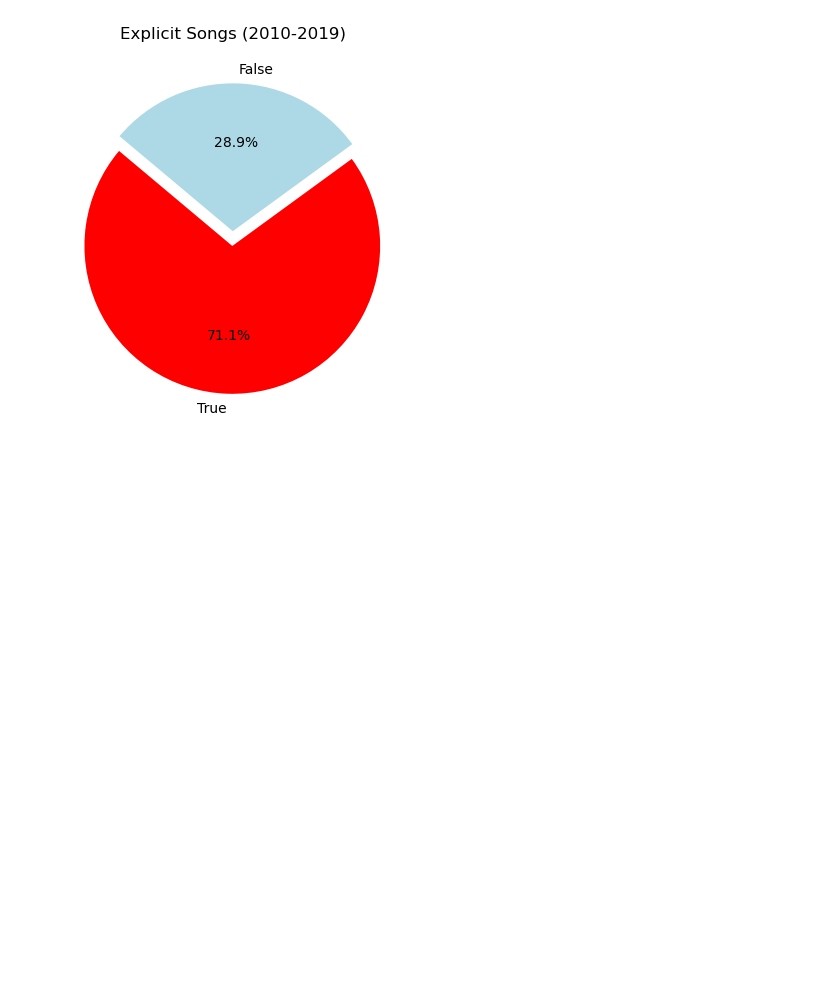
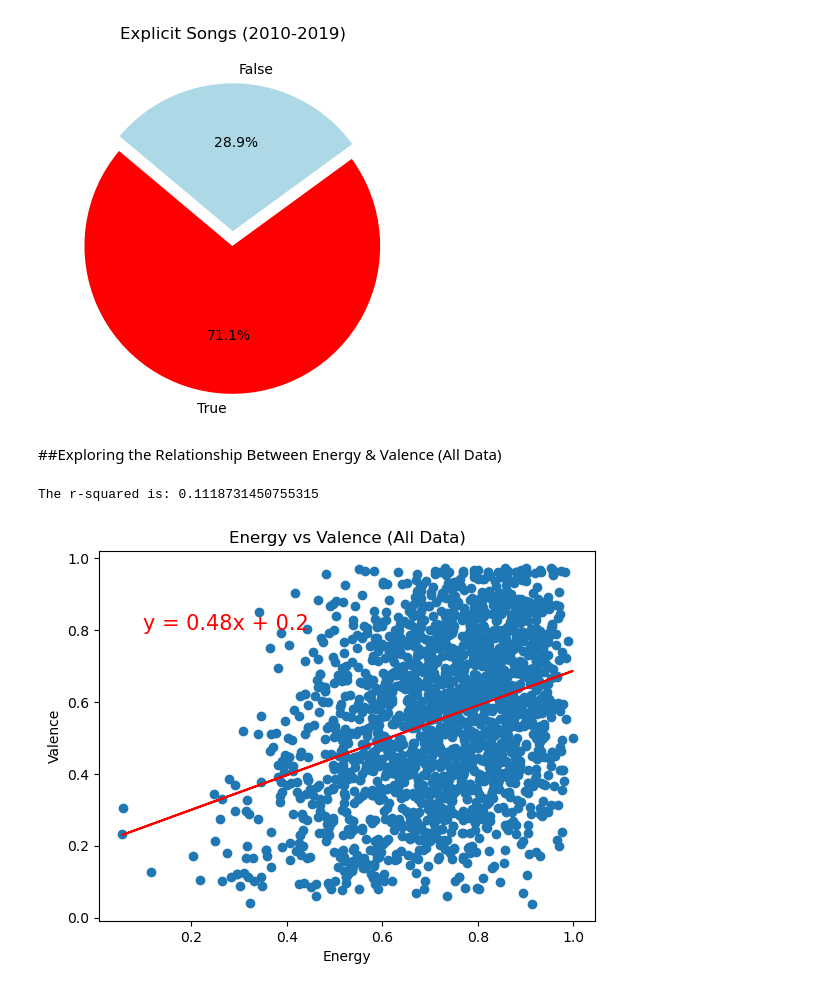
Before and after one commit to RyWheliss96/project-one, a Jupyter notebook: explicit_energy.ipynb, the cells around one changed output. Cells and saved outputs as stored; diff of their text form; code cells hidden in the pictures; blank space fills up the shorter version.

```diff
--- a/explicit_energy.ipynb
+++ b/explicit_energy.ipynb
@@ -211,3 +211,14 @@ plt.title("Explicit Songs (2010-2019)")
 plt.show()
 # %% [output]
 [figure]
+# %% [markdown]
+##Exploring the Relationship Between Energy & Valence (All Data)
+# %%
+#Linear regression plot of energy vs valence
+x_values = spotify_df["energy"]
+y_values = spotify_df["valence"]
+linear_reg_plot(x_values, y_values, 0.1, 0.8, "Energy", "Valence", "Energy vs Valence (All Data)")
+plt.show()
+# %% [output]
+The r-squared is: 0.1118731450755315
+[figure, added]
```
Also changed, not shown: parts of 3 cells of this notebook.
